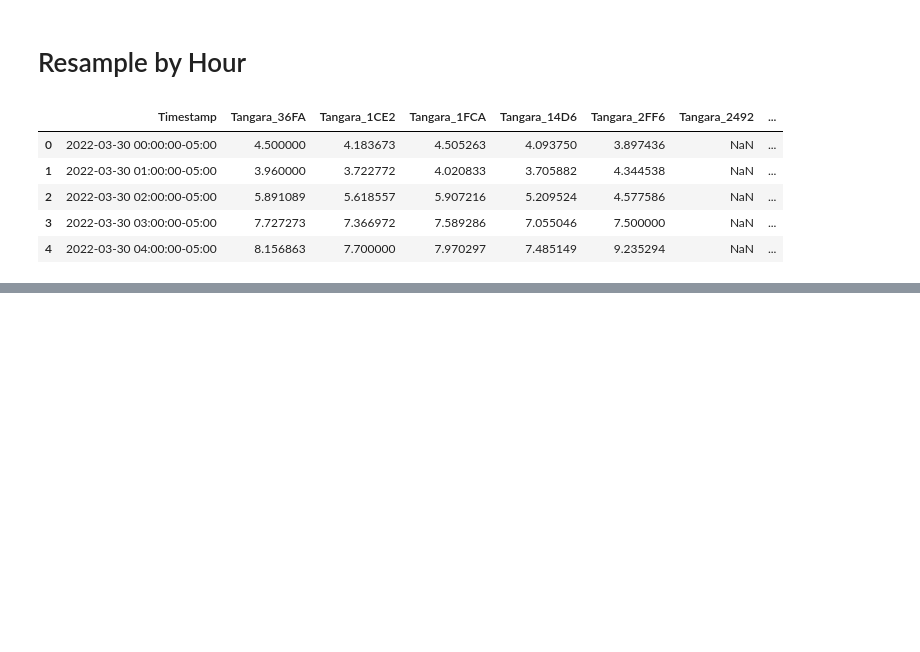
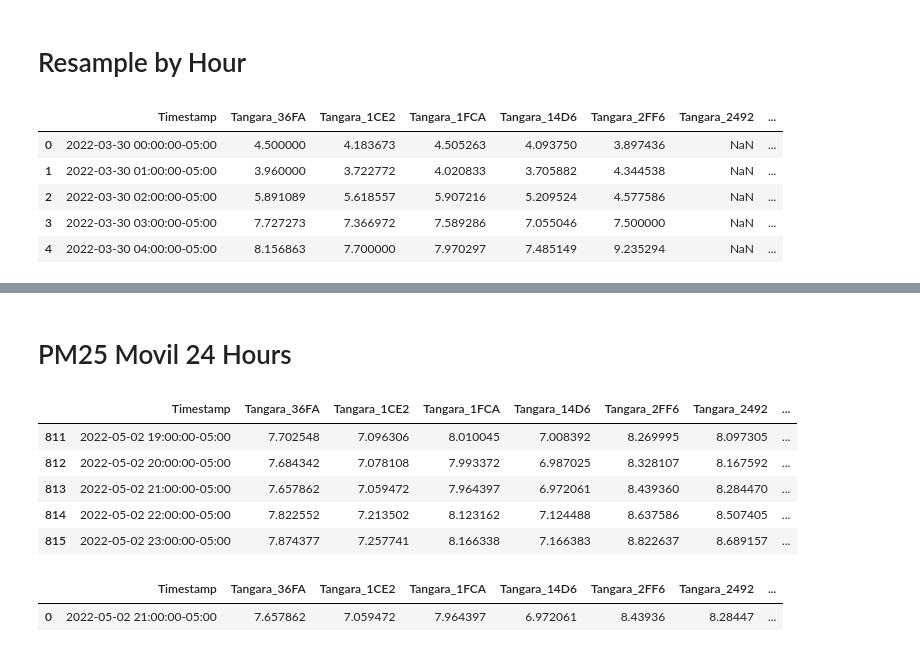
Before and after one commit to sebaxtian/tangara-pipeline, a Jupyter notebook: notebooks/pm25.ipynb, the cells around one changed output, grey strips where cells are left out. Saved outputs shown, nothing was run; the diff lists cells and outputs as text; code cells hidden in the pictures; blank space fills up the shorter version.

Commit message:
Node resample pm25 mean by movil 24h added

```diff
--- a/notebooks/pm25.ipynb
+++ b/notebooks/pm25.ipynb
@@ -129,0 +131,27 @@ catalog.save('pm25_by_hour', pm25_by_hour)
+# %% [markdown]
+# PM25 Movil 24 Hours
+# %%
+# Get data_sensors resample mean by movil 24h
+def resample_pm25_movil_24h(pm25_by_hour):
+    pm25_movil_24h = {}
+    for current_datetime in pm25_by_hour['Timestamp'].to_list():
+        last_24h = current_datetime - timedelta(hours=24)
+        pm25_last_24h = pm25_by_hour[(pm25_by_hour['Timestamp'] <= current_datetime) & (pm25_by_hour['Timestamp'] > last_24h)].resample('D', on='Timestamp', origin='end').mean().reset_index()
+        pm25_movil_24h[current_datetime.isoformat()] = pm25_last_24h
+    pm25_movil_24h = pd.concat(list(pm25_movil_24h.values())).reset_index(drop=True)
+    return add_datetime_str_values(pm25_movil_24h)
+# %%
+pm25_movil_24h = resample_pm25_movil_24h(pm25_by_hour)
+pm25_movil_24h.tail()
+# %% [output]
+|  | Timestamp | Tangara_36FA | Tangara_1CE2 | Tangara_1FCA | Tangara_14D6 | Tangara_2FF6 | Tangara_2492 | ... |
+| 811 | 2022-05-02 19:00:00-05:00 | 7.702548 | 7.096306 | 8.010045 | 7.008392 | 8.269995 | 8.097305 | ... |
+| 812 | 2022-05-02 20:00:00-05:00 | 7.684342 | 7.078108 | 7.993372 | 6.987025 | 8.328107 | 8.167592 | ... |
+| 813 | 2022-05-02 21:00:00-05:00 | 7.657862 | 7.059472 | 7.964397 | 6.972061 | 8.439360 | 8.284470 | ... |
+| 814 | 2022-05-02 22:00:00-05:00 | 7.822552 | 7.213502 | 8.123162 | 7.124488 | 8.637586 | 8.507405 | ... |
+| 815 | 2022-05-02 23:00:00-05:00 | 7.874377 | 7.257741 | 8.166338 | 7.166383 | 8.822637 | 8.689157 | ... |
+# %%
+pm25_by_hour[(pm25_by_hour['Timestamp'] <= '2022-05-02 21:00:00-05:00') & (pm25_by_hour['Timestamp'] > '2022-05-01 21:00:00-05:00')].resample('D', on='Timestamp', origin='end').mean().reset_index()
+# %% [output]
+|  | Timestamp | Tangara_36FA | Tangara_1CE2 | Tangara_1FCA | Tangara_14D6 | Tangara_2FF6 | Tangara_2492 | ... |
+| 0 | 2022-05-02 21:00:00-05:00 | 7.657862 | 7.059472 | 7.964397 | 6.972061 | 8.43936 | 8.28447 | ... |
```
Also changed, not shown: parts of 5 cells of this notebook, 4 other files.
